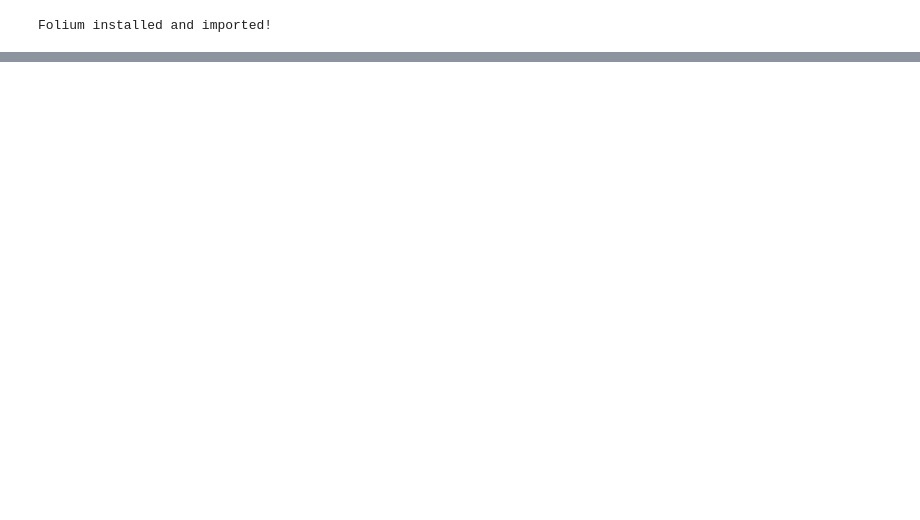
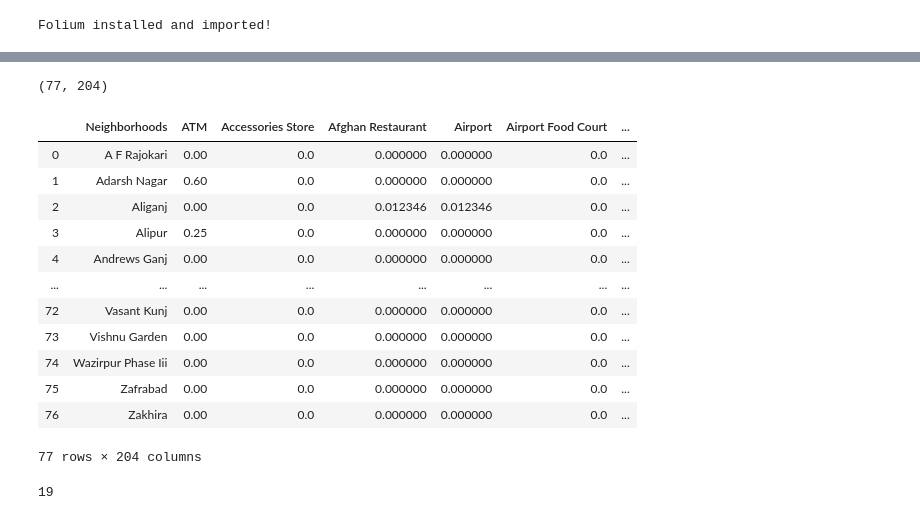
Before and after one commit to jjTudu/coffee, a Jupyter notebook: Search Coffee place.ipynb, the cells around one changed output, grey strips where cells are left out. Drawn from its saved outputs; the diff is of its cells as text; code cells hidden in the pictures; blank space fills up the shorter version.

```diff
--- a/Search Coffee place.ipynb
+++ b/Search Coffee place.ipynb
@@ -150,3 +105,0 @@ url
-# %%
-results = requests.get(url).json()
-results
@@ -170,0 +106,9 @@ KeyError: 'group'
+# %%
+# @hidden_cell
+CLIENT_ID = 'OLGSFJEPQVYF5JHRQ0SEATOXPYZXURLTVXK4222KZQYXATRY'
+CLIENT_SECRET = 'NI0RLJZPQ0POAJBHCTXKXPECSRMPBZU5SAPMIV1SIF2N30SU'
+
+VERSION = '20200501'
+LIMIT = 100 # max only 50 result
+radius = 2000 # diameter to scann the neighbourhood.
+search_query = 'market'
@@ -170,0 +142,9 @@ KeyError: 'group'
+# %%
+# convert the venues list into a new DataFrame
+venues_df = pd.DataFrame(venues)
+
+# define the column names
+venues_df.columns = ['Neighborhood', 'Latitude', 'Longitude', 'VenueName', 'VenueLatitude', 'VenueLongitude', 'VenueCategory']
+
+print(venues_df.shape)
+venues_df.head()
@@ -170,0 +198,13 @@ KeyError: 'group'
+# %%
+# one hot encoding
+kl_onehot = pd.get_dummies(venues_df[['VenueCategory']], prefix="", prefix_sep="")
+
+# add neighborhood column back to dataframe
+kl_onehot['Neighborhoods'] = venues_df['Neighborhood']
+
+# move neighborhood column to the first column
+fixed_columns = [kl_onehot.columns[-1]] + list(kl_onehot.columns[:-1])
+kl_onehot = kl_onehot[fixed_columns]
+
+print(kl_onehot.shape)
+kl_onehot.head()
@@ -170,0 +220,24 @@ KeyError: 'group'
+# %%
+kl_grouped = kl_onehot.groupby(["Neighborhoods"]).mean().reset_index()
+
+print(kl_grouped.shape)
+kl_grouped
+# %% [output]
+(77, 204)
+|  | Neighborhoods | ATM | Accessories Store | Afghan Restaurant | Airport | Airport Food Court | ... |
+| 0 | A F Rajokari | 0.00 | 0.0 | 0.000000 | 0.000000 | 0.0 | ... |
+| 1 | Adarsh Nagar | 0.60 | 0.0 | 0.000000 | 0.000000 | 0.0 | ... |
+| 2 | Aliganj | 0.00 | 0.0 | 0.012346 | 0.012346 | 0.0 | ... |
+| 3 | Alipur | 0.25 | 0.0 | 0.000000 | 0.000000 | 0.0 | ... |
+| 4 | Andrews Ganj | 0.00 | 0.0 | 0.000000 | 0.000000 | 0.0 | ... |
+| ... | ... | ... | ... | ... | ... | ... | ... |
+| 72 | Vasant Kunj | 0.00 | 0.0 | 0.000000 | 0.000000 | 0.0 | ... |
+| 73 | Vishnu Garden | 0.00 | 0.0 | 0.000000 | 0.000000 | 0.0 | ... |
+| 74 | Wazirpur Phase Iii | 0.00 | 0.0 | 0.000000 | 0.000000 | 0.0 | ... |
+| 75 | Zafrabad | 0.00 | 0.0 | 0.000000 | 0.000000 | 0.0 | ... |
+| 76 | Zakhira | 0.00 | 0.0 | 0.000000 | 0.000000 | 0.0 | ... |
+77 rows × 204 columns
+# %%
+len(kl_grouped[kl_grouped["Shopping Mall"] > 0])
+# %% [output]
+19
```
Also changed, not shown: parts of 38 cells of this notebook, 1 other file.
